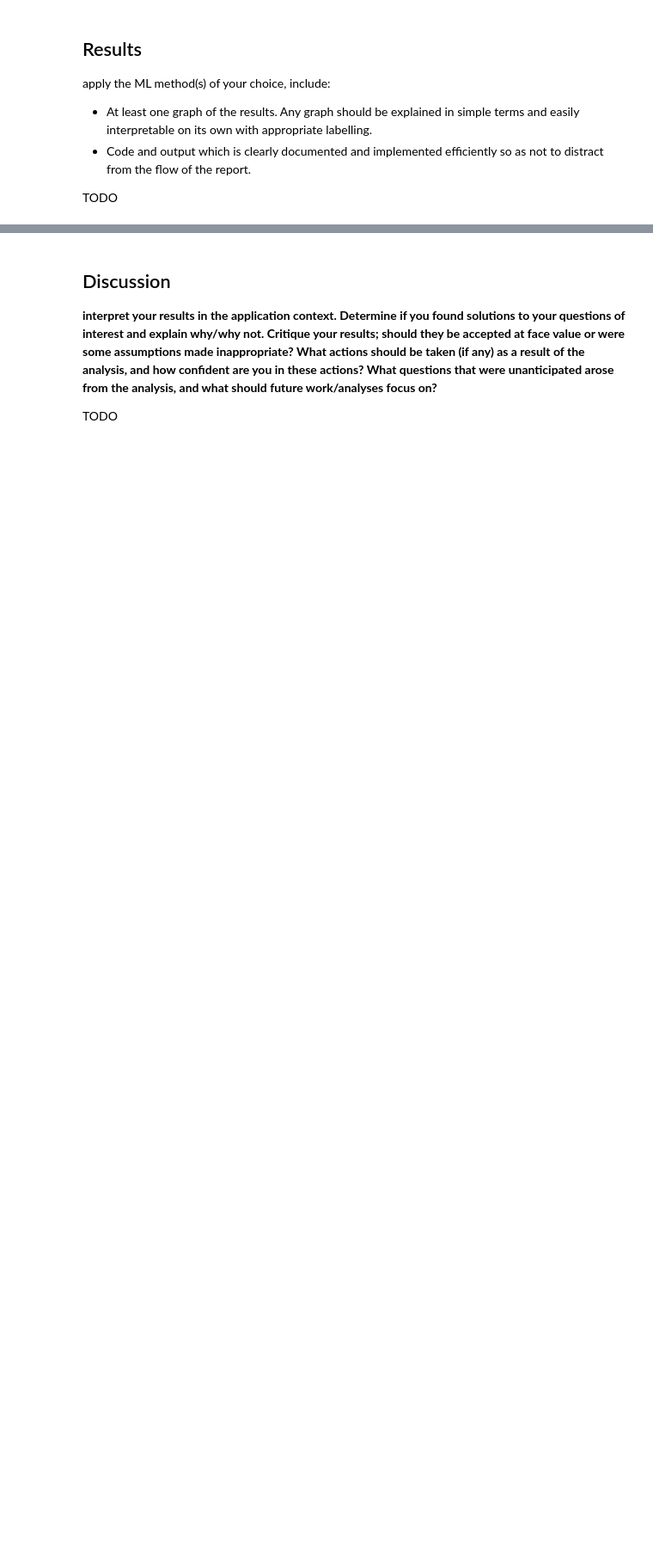
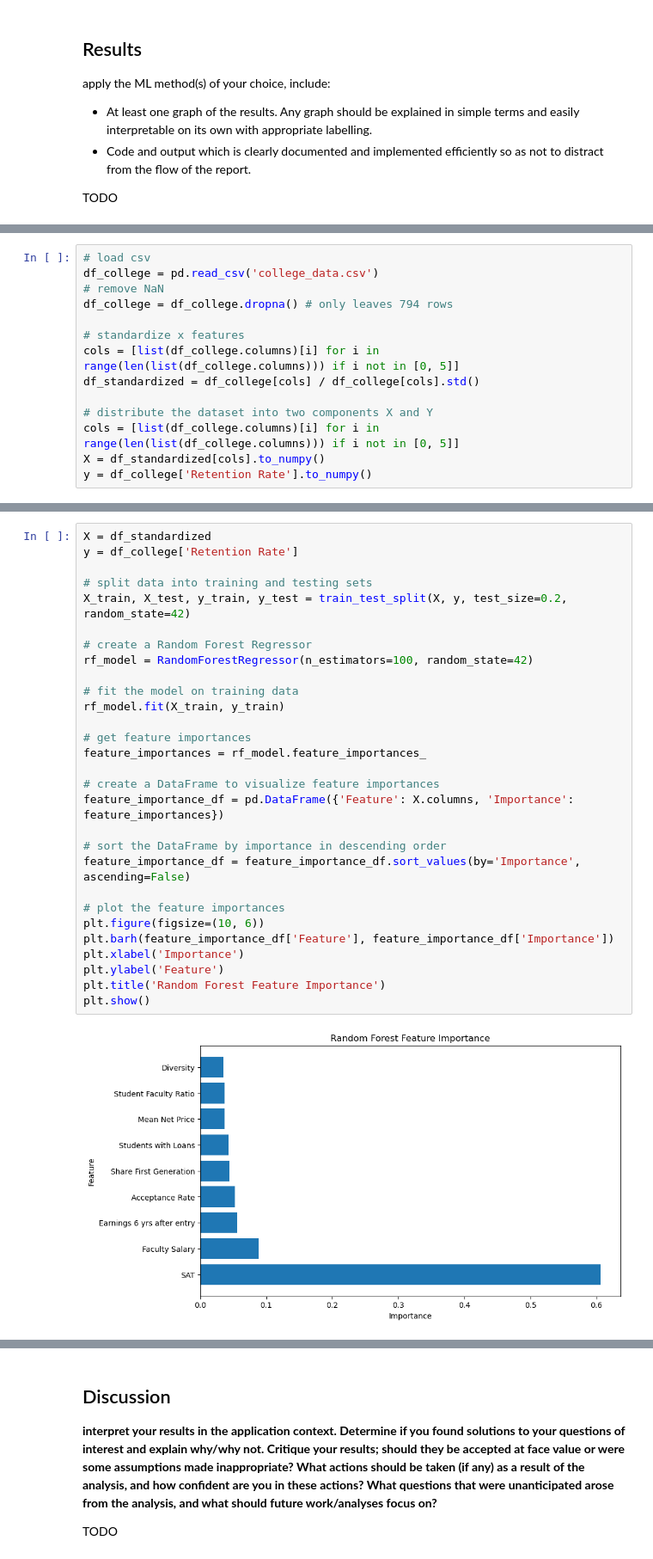
Before and after one commit to sahana-dhar/Understanding-Student-Retention-in-Higher-Education-, a Jupyter notebook: ds3000_final_report.ipynb, the cells around one changed output, grey strips where cells are left out. Shown at 86% size. Saved outputs shown, nothing was run; the diff lists cells and outputs as text; blank space fills up the shorter version.

```diff
--- a/ds3000_final_report.ipynb
+++ b/ds3000_final_report.ipynb
@@ -86,0 +221,14 @@ TODO
+# %%
+# load csv
+df_college = pd.read_csv('college_data.csv')
+# remove NaN
+df_college = df_college.dropna() # only leaves 794 rows
+
+# standardize x features
+cols = [list(df_college.columns)[i] for i in range(len(list(df_college.columns))) if i not in [0, 5]]
+df_standardized = df_college[cols] / df_college[cols].std()
+
+# distribute the dataset into two components X and Y
+cols = [list(df_college.columns)[i] for i in range(len(list(df_college.columns))) if i not in [0, 5]]
+X = df_standardized[cols].to_numpy()
+y = df_college['Retention Rate'].to_numpy()
@@ -86,0 +237,31 @@ TODO
+# %%
+X = df_standardized
+y = df_college['Retention Rate']
+
+# split data into training and testing sets
+X_train, X_test, y_train, y_test = train_test_split(X, y, test_size=0.2, random_state=42)
+
+# create a Random Forest Regressor
+rf_model = RandomForestRegressor(n_estimators=100, random_state=42)
+
+# fit the model on training data
+rf_model.fit(X_train, y_train)
+
+# get feature importances
+feature_importances = rf_model.feature_importances_
+
+# create a DataFrame to visualize feature importances
+feature_importance_df = pd.DataFrame({'Feature': X.columns, 'Importance': feature_importances})
+
+# sort the DataFrame by importance in descending order
+feature_importance_df = feature_importance_df.sort_values(by='Importance', ascending=False)
+
+# plot the feature importances
+plt.figure(figsize=(10, 6))
+plt.barh(feature_importance_df['Feature'], feature_importance_df['Importance'])
+plt.xlabel('Importance')
+plt.ylabel('Feature')
+plt.title('Random Forest Feature Importance')
+plt.show()
+# %% [output]
+[figure, added]
```
Also changed, not shown: parts of 13 cells of this notebook.
